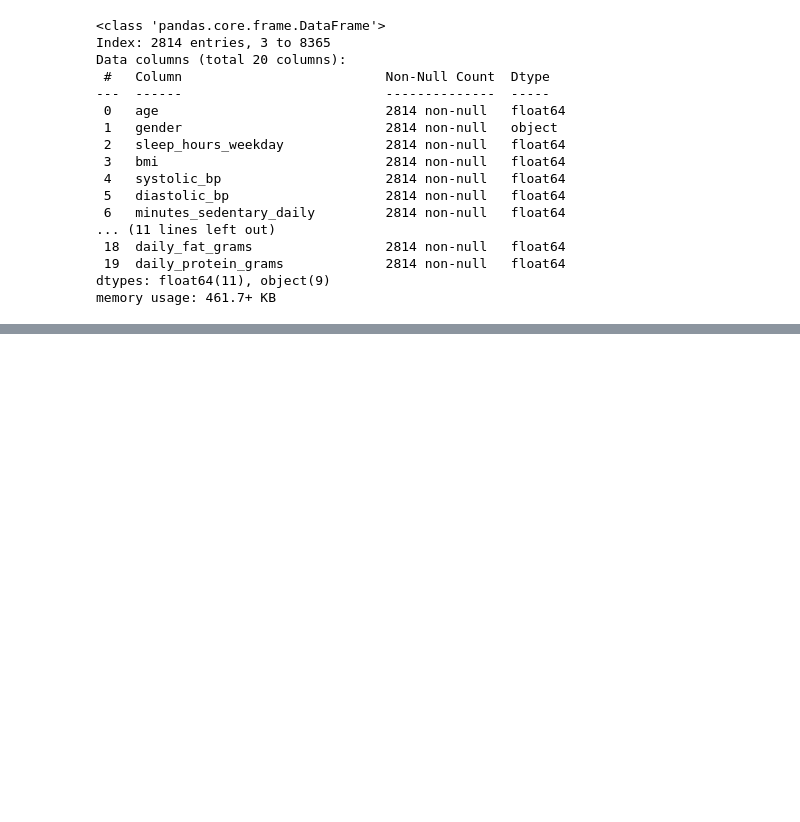
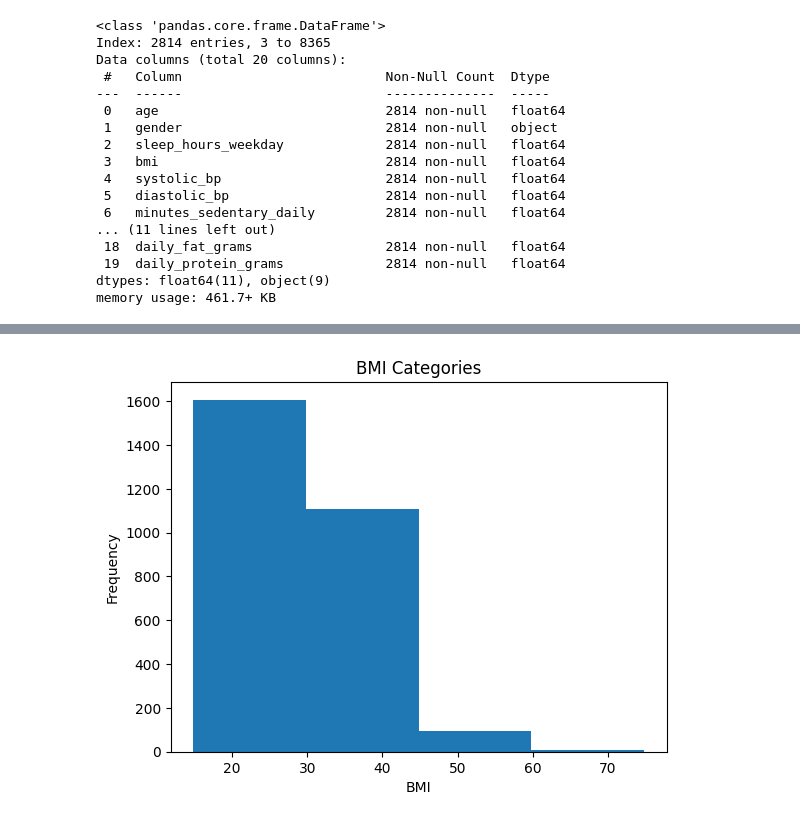
Before and after one commit to SinCosTanTya/Lifestyle-and-Health, a Jupyter notebook: Lifestyle_and_Health_Research_Project.ipynb, the cells around one changed output, grey strips where cells are left out. Drawn from its saved outputs; the diff is of its cells as text; code cells hidden in the pictures; blank space fills up the shorter version.

```diff
--- a/Lifestyle_and_Health_Research_Project.ipynb
+++ b/Lifestyle_and_Health_Research_Project.ipynb
@@ -107,0 +147,12 @@ memory usage: 461.7+ KB
+# %%
+#Visualize data for BMI
+plt.hist(new_health_df['bmi'],bins=4)
+
+plt.title('Frequency of BMI Categories')
+plt.xlabel('BMI')
+plt.ylabel('Frequency')
+
+plt.show()
+#question, when putting the BMI into bins, how do I do that
+# %% [output]
+[figure, added]
```
Also changed, not shown: parts of 9 cells of this notebook.
